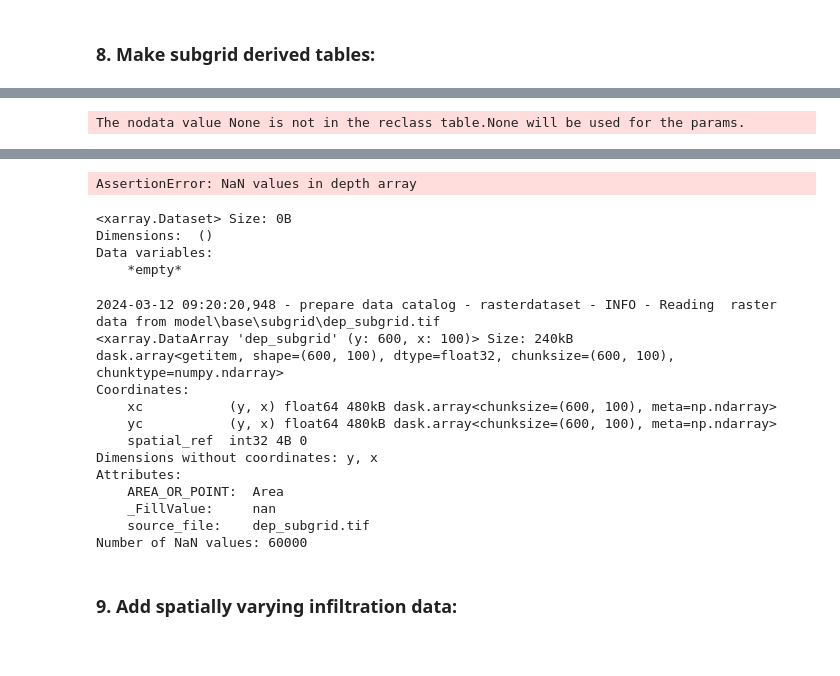
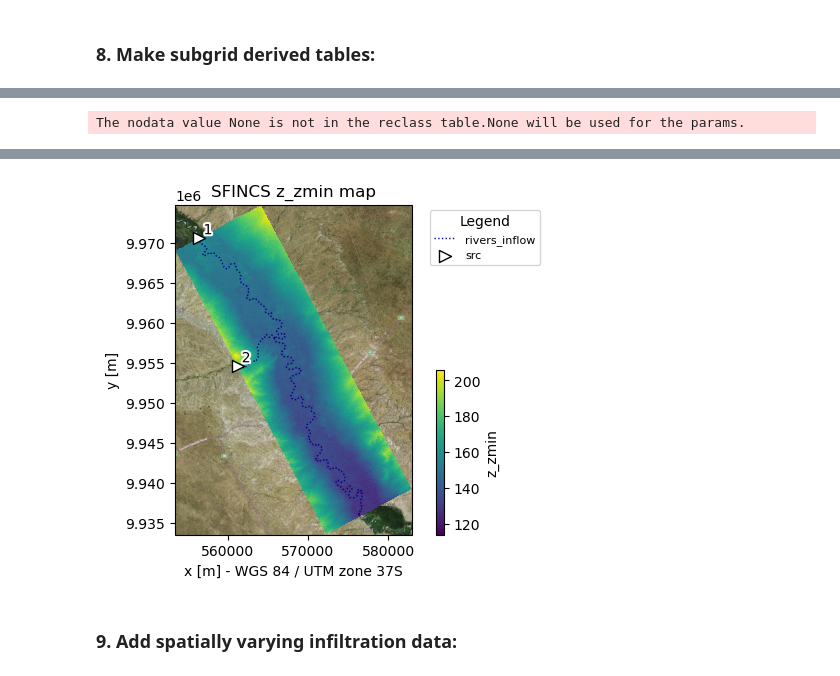
Before and after one commit to pjdebruijn2505/Git_mdp, a Jupyter notebook: SFINCS/a_setup_model.ipynb, the cells around one changed output, grey strips where cells are left out. Saved outputs shown, nothing was run; the diff lists cells and outputs as text; code cells hidden in the pictures.

```diff
--- a/SFINCS/a_setup_model.ipynb
+++ b/SFINCS/a_setup_model.ipynb
@@ -226,7 +195,7 @@ model.setup_subgrid(
     datasets_dep=datasets_dep,
     datasets_rgh=datasets_rgh,
     # datasets_riv=datasets_riv,
-    nr_subgrid_pixels=1,
+    nr_subgrid_pixels=20,
     # z_minimum=120,
     write_dep_tif=True,
     write_man_tif=False,
@@ -257,31 +235,3 @@ The nodata value None is not in the reclass table.None will be used for the para
-AssertionError: NaN values in depth array
+[figure, added]
-# %%
-model.subgrid
-# %% [output]
-<xarray.Dataset> Size: 0B
-Dimensions:  ()
-Data variables:
-    *empty*
-# %%
-subgrid = data_catalog.get_rasterdataset(Path(r"model\base/subgrid/dep_subgrid.tif"))
-print(subgrid)
-
-nan_count = xr.where(subgrid.isnull(), 1, 0).sum()
-
-print("Number of NaN values:", int(nan_count))
-# %% [output]
-2024-03-12 09:20:20,948 - prepare data catalog - rasterdataset - INFO - Reading  raster data from model\base\subgrid\dep_subgrid.tif
-<xarray.DataArray 'dep_subgrid' (y: 600, x: 100)> Size: 240kB
-dask.array<getitem, shape=(600, 100), dtype=float32, chunksize=(600, 100), chunktype=numpy.ndarray>
-Coordinates:
-    xc           (y, x) float64 480kB dask.array<chunksize=(600, 100), meta=np.ndarray>
-    yc           (y, x) float64 480kB dask.array<chunksize=(600, 100), meta=np.ndarray>
-    spatial_ref  int32 4B 0
-Dimensions without coordinates: y, x
-Attributes:
-    AREA_OR_POINT:  Area
-    _FillValue:     nan
-    source_file:    dep_subgrid.tif
-Number of NaN values: 60000
 # %% [markdown]
 ### 9. Add spatially varying infiltration data:
```
Also changed, not shown: parts of 12 cells of this notebook.
